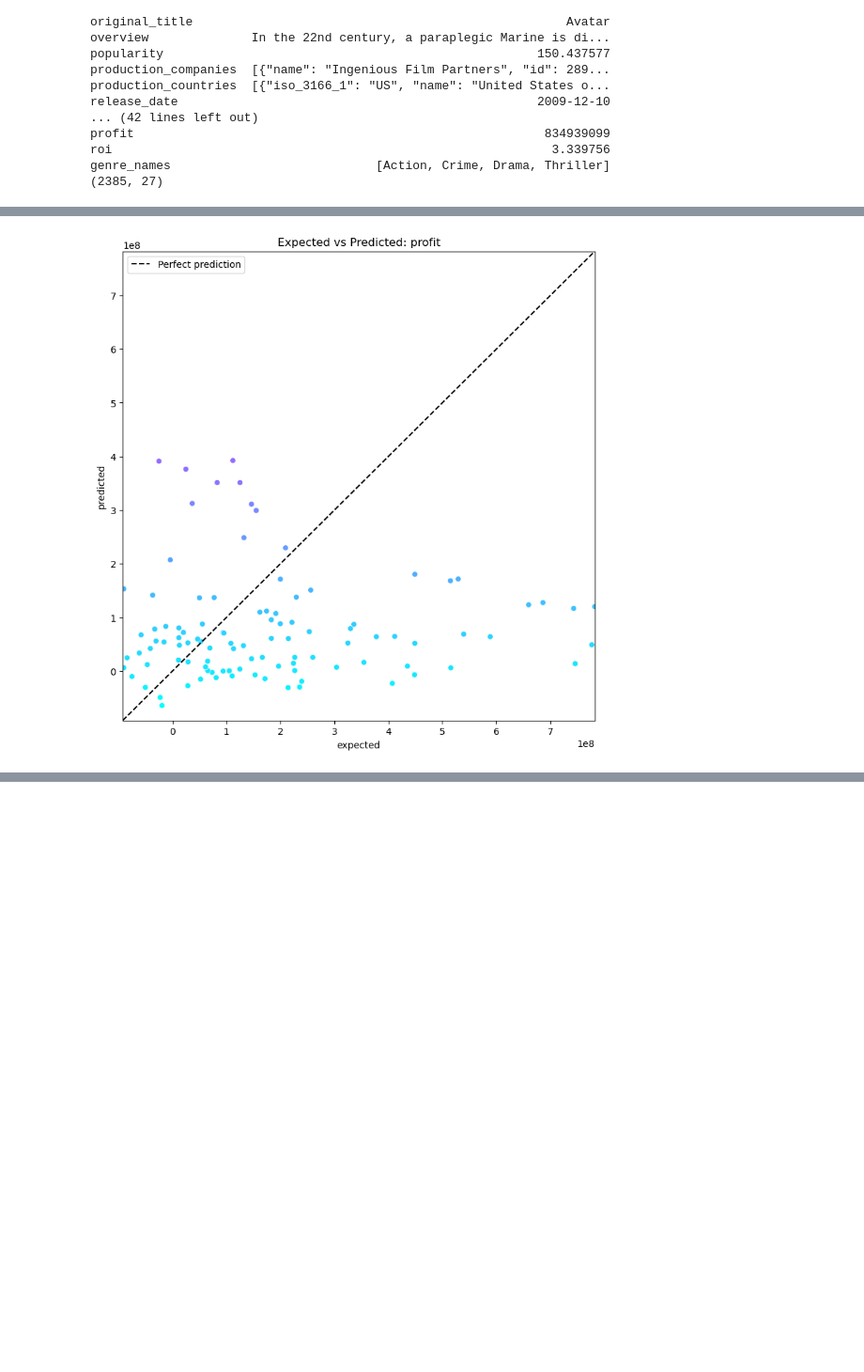
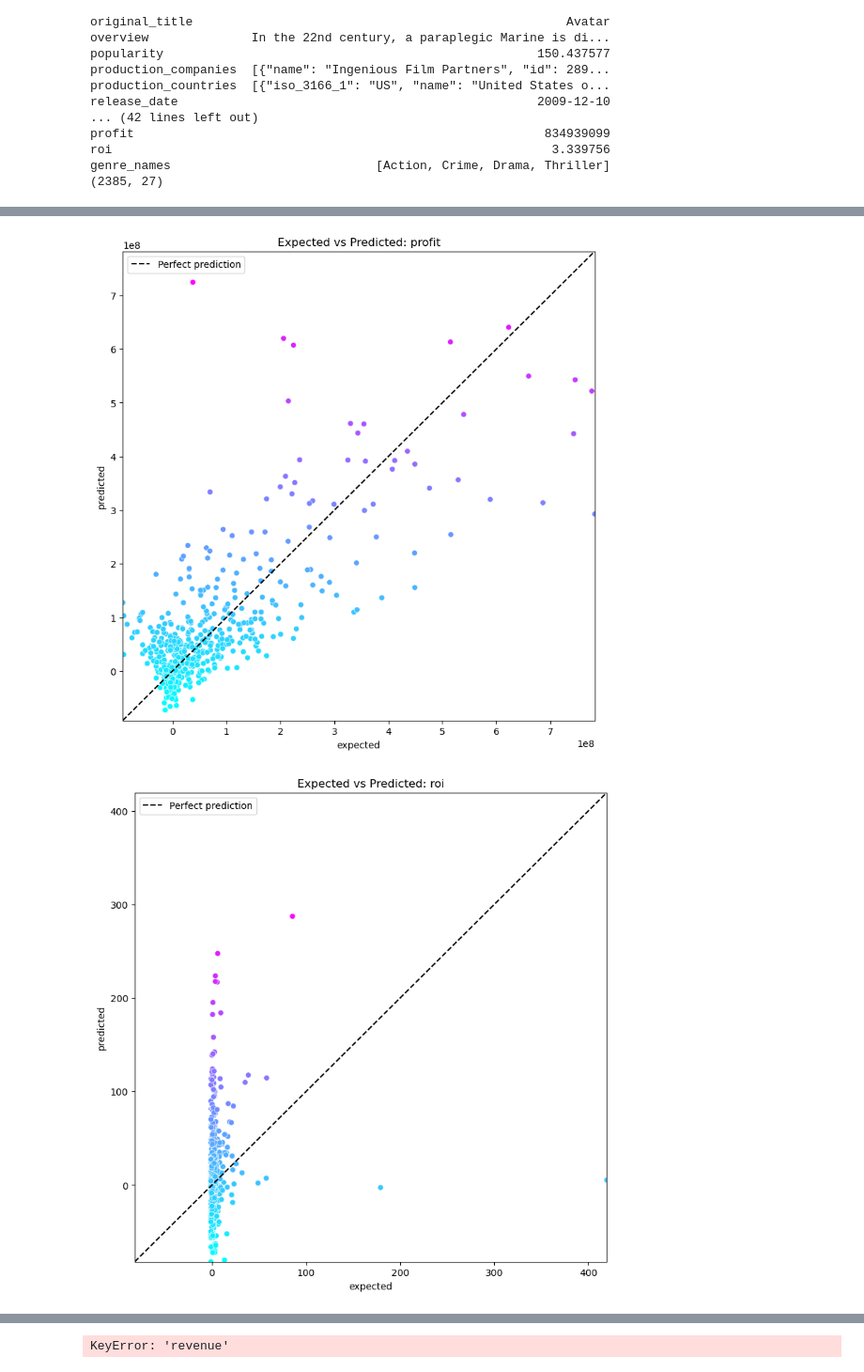
Before and after one commit to SamuelCooper1105/FP532, a Jupyter notebook: FP532.ipynb, the cells around one changed output, grey strips where cells are left out. Shown at 94% size. Drawn from its saved outputs; the diff is of its cells as text; code cells hidden in the pictures; blank space fills up the shorter version.

```diff
--- a/FP532.ipynb
+++ b/FP532.ipynb
@@ -517,76 +484,73 @@ The data chosen to fit into the model are the budget, popularity, genres, produc
 import seaborn as sns
 from sklearn.compose import ColumnTransformer
 from sklearn.linear_model import LinearRegression
+from sklearn import metrics
+from sklearn.linear_model import ElasticNet, Lasso, Ridge
 
 continuous_cols = [
     'budget',
     'popularity',
     'runtime',
     'vote_count',
     'year',
     'month',
     'day',
     'is_us_production'
 ]
 
-# 2. Identify one‑hot columns (genres + lang flags, etc.)
+
 onehot_cols = [col for col in X_train.columns if col not in continuous_cols]
 
-# 3. Build mixed scaler
+
 preprocessor = ColumnTransformer(
     transformers=[
-        # Robust‑scale budget
         ('budget', RobustScaler(), ['budget']),
-
-        # Standard‑scale all other numeric columns
         ('rest_numeric', StandardScaler(), [col for col in continuous_cols if col != 'budget']),
-
-        # One‑hot columns: pass through as‑is
         ('onehot', 'passthrough', onehot_cols)
     ],
     remainder='passthrough'
 )
 
-# 4. Fit and transform
-X_train_scaled = preprocessor.fit_transform(X_train)
-X_test_scaled  = preprocessor.transform(X_test)  # re‑use the same fitted preprocessor
+scaler = StandardScaler()
+X_train_scaled = scaler.fit_transform(X_train)
+X_test_scaled  = scaler.transform(X_test)
 
-target_col = 'profit'   # or 'roi', 'vote_average', 'review_score'
+targets = ['profit', 'roi', 'vote_average', 'review_score', 'revenue']
 
-# Extract single‑target Series
-y_train_target = y_train[target_col]
-y_test_target  = y_test[target_col]
+for target_col in targets:
 
-linear_regression = LinearRegression()
-linear_regression.fit(X_train_scaled, y_train_target)
+    y_train_target = y_train[target_col]
+    y_test_target  = y_test[target_col]
 
-predicted = linear_regression.predict(X_test_scaled)  # shape (n_test,)
-expected  = y_test_target                              # shape (n_test,)
 
-# --- plotting Expected vs Predicted -----------------------------------------------
+    linear_regression = LinearRegression()
+    linear_regression.fit(X_train_scaled, y_train_target)
+    predicted = linear_regression.predict(X_test_scaled)
+    expected  = y_test_target
 
-EVSP = pd.DataFrame()
-EVSP['predicted'] = pd.Series(predicted)
-EVSP['expected']  = pd.Series(expected)
 
-plt.figure(figsize=(9,9))
-axes = sns.scatterplot(
-    data=EVSP,
-    x='expected',
-    y='predicted',
-    hue='predicted',
-    palette='cool',
-    legend=False
-)
+    EVSP = pd.DataFrame()
+    EVSP['predicted'] = pd.Series(predicted)
+    EVSP['expected']  = pd.Series(expected.values)
 
-start = min(expected.min(), predicted.min())
-end   = max(expected.max(), predicted.max())
+    plt.figure(figsize=(9,9))
+    axes = sns.scatterplot(
+        data=EVSP,
+        x='expected',
+        y='predicted',
+        hue='predicted',
+        palette='cool',
+        legend=False
+    )
 
-axes.set_xlim(start, end)
-axes.set_ylim(start, end)
-plt.plot([start, end], [start, end], 'k--', label='Perfect prediction')
-axes.legend()
-plt.title(f"Expected vs Predicted: {target_col}")
-plt.show()
+    start = min(expected.min(), predicted.min())
+    end   = max(expected.max(), predicted.max())
+    axes.set_xlim(start, end)
+    axes.set_ylim(start, end)
+    plt.plot([start, end], [start, end], 'k--', label='Perfect prediction')
+    axes.legend()
+    plt.title(f"Expected vs Predicted: {target_col}")
+    plt.show()
 # %% [output]
-[figure, old version]
+[figure, new version]
+[figure, added]
@@ -592,0 +559 @@ plt.show()
+KeyError: 'revenue'
```
Also changed, not shown: parts of 8 cells of this notebook.
